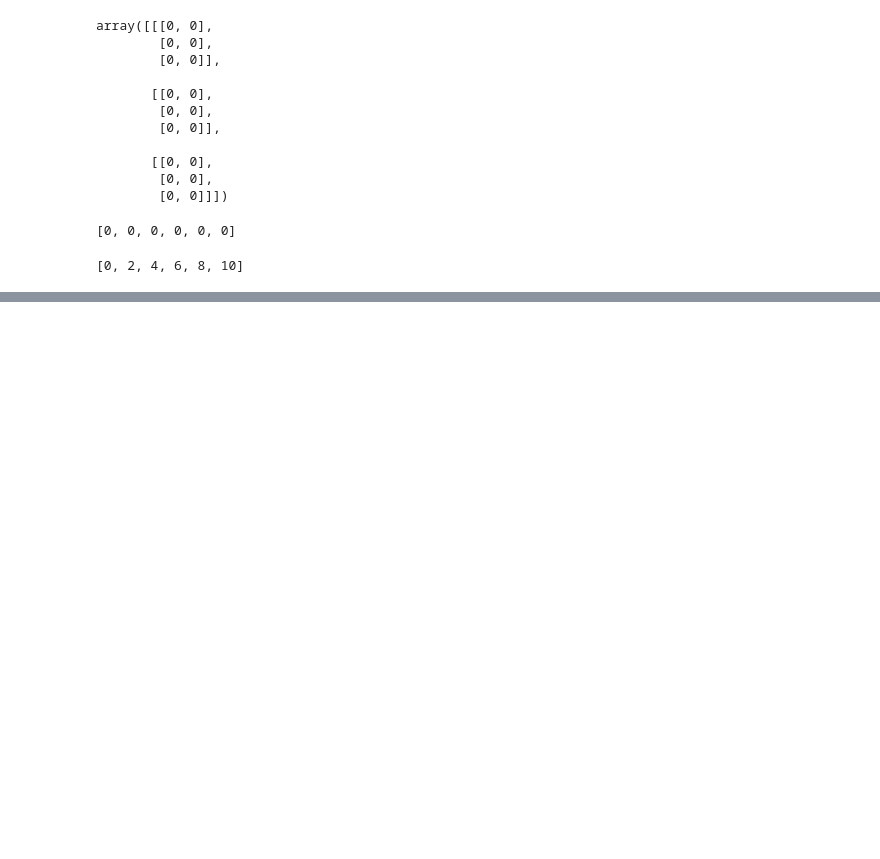
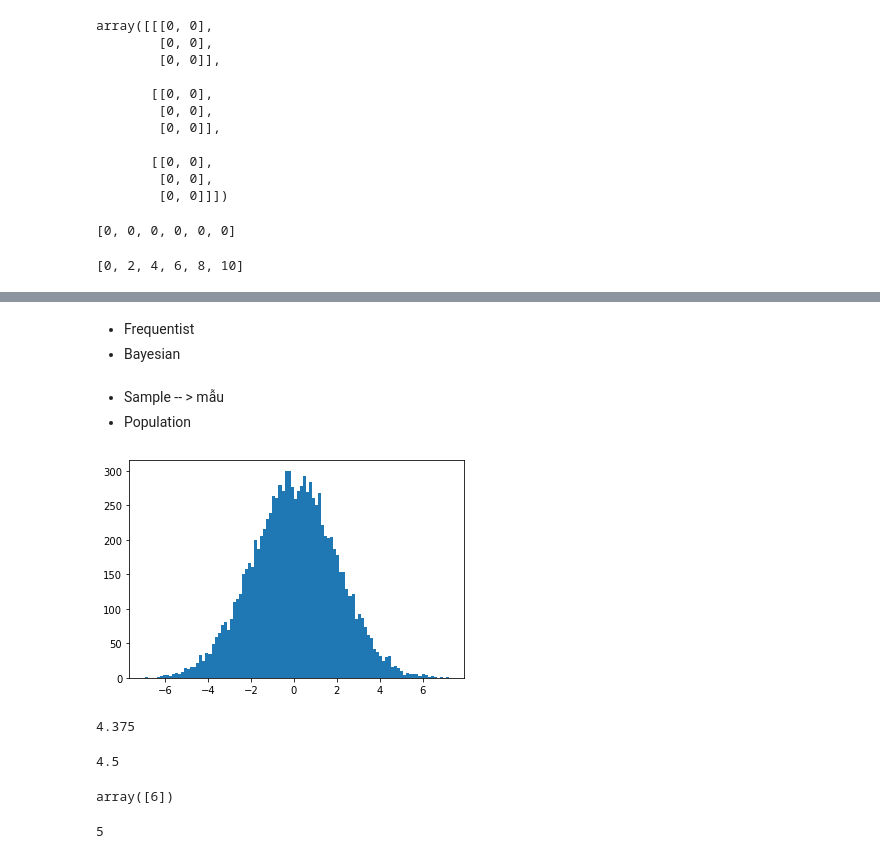
Before and after one commit to datacuriosity/MCI_Python_28S_Level_1, a Jupyter notebook: Lectures/lecture_04_numpy.ipynb, the cells around one changed output, grey strips where cells are left out. Saved outputs shown, nothing was run; the diff lists cells and outputs as text; code cells hidden in the pictures; blank space fills up the shorter version.

```diff
--- a/Lectures/lecture_04_numpy.ipynb
+++ b/Lectures/lecture_04_numpy.ipynb
@@ -145,0 +150,23 @@ np.linalg.
+# %% [markdown]
+- Frequentist
+- Bayesian
+# %% [markdown]
+- Sample -- > mẫu
+- Population
+# %%
+plt.hist(np.random.normal(loc=0, scale=2, size=10000), bins=100);
+# %% [output]
+[figure, added]
+# %%
+np.mean([1, 2, 3, 4, 5, 5, 7, 8])
+# %% [output]
+4.375
+# %%
+np.median([1, 2, 3, 4, 5, 5, 7, 8])
+# %% [output]
+4.5
+# %%
+np.random.seed(1)
+np.random.randint(1, 10, 1)
+# %% [output]
+array([6])
@@ -145,0 +175,6 @@ np.linalg.
+# %%
+x = datetime.now().microsecond
+rand = 2 * x + 3
+rand
+# %% [output]
+5
```
Also changed, not shown: parts of 50 cells of this notebook.
